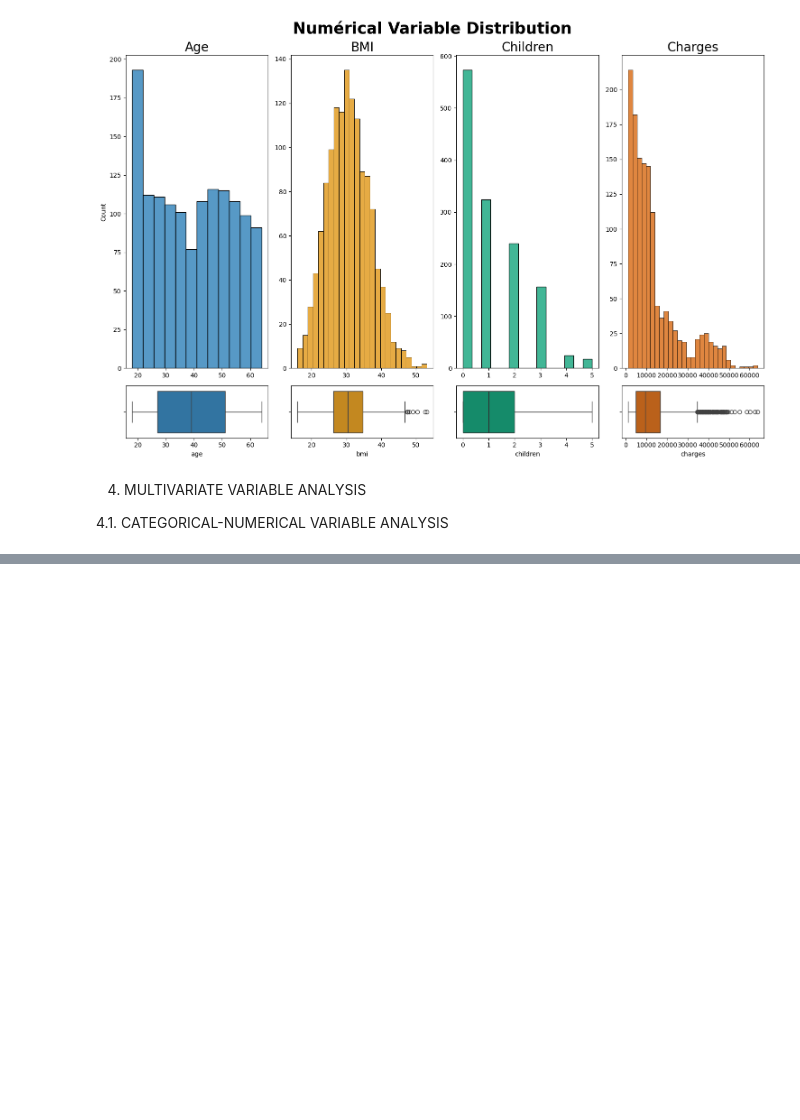
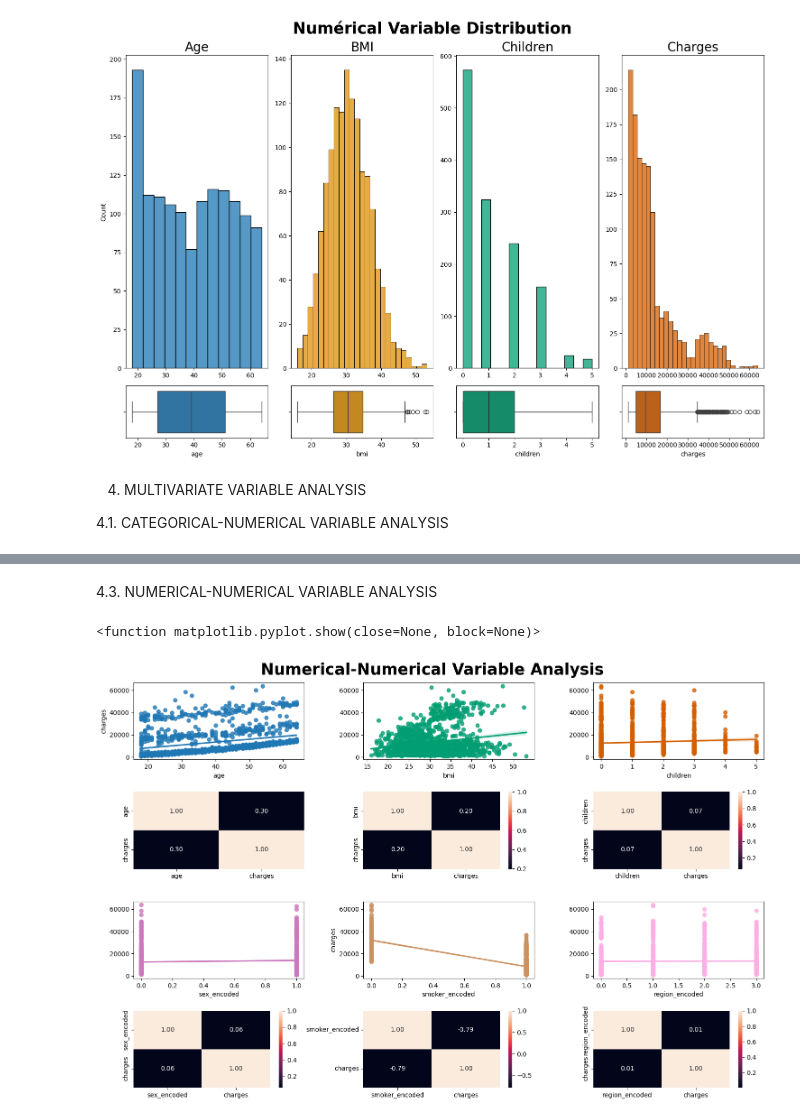
Before and after one commit to PeyraHub/EDA_medical_insurance, a Jupyter notebook: src/EDA.ipynb, the cells around one changed output, grey strips where cells are left out. Drawn from its saved outputs; the diff is of its cells as text; code cells hidden in the pictures; blank space fills up the shorter version.

```diff
--- a/src/EDA.ipynb
+++ b/src/EDA.ipynb
@@ -225,0 +253,21 @@ plt.show()
+# %%
+sm = list(df['smoker'].unique())
+smoker_encoded = dict(zip(sm, list(range(len(sm)))))
+
+with open('../data/interim/smoker_encoded.json', 'w') as f:
+    json.dump(smoker_encoded, f)
+# %%
+r = list(df['region'].unique())
+region_encoded = dict(zip(r, list(range(len(r)))))
+
+with open('../data/interim/region_encoded.json', 'w') as f:
+    json.dump(region_encoded, f)
+# %%
+df_enc = df.copy()
+# %%
+df_enc['sex_encoded'] = df_enc['sex'].map(sex_encoded)
+df_enc['smoker_encoded'] = df_enc['smoker'].map(smoker_encoded)
+df_enc['region_encoded'] = df_enc['region'].map(region_encoded)
+
+df_enc.drop(columns=['sex', 'smoker', 'region'], inplace=True)
+df_enc.head()
@@ -225,0 +281,29 @@ plt.show()
+# %% [markdown]
+4.3. NUMERICAL-NUMERICAL VARIABLE ANALYSIS
+# %%
+fig, axis = plt.subplots(4, 3, figsize = (15, 10))
+fig.suptitle("Numerical-Numerical Variable Analysis", fontsize=25, fontweight='bold')
+
+sns.regplot(ax = axis[0, 0], data = df_enc, x = "age", y = "charges")
+sns.heatmap(df_enc[["age", "charges"]].corr(), annot = True, fmt = ".2f", ax = axis[1, 0], cbar = False)
+
+sns.regplot(ax = axis[0, 1], data = df_enc, x = "bmi", y = "charges", color=sns.color_palette("colorblind")[2]).set(ylabel = None)
+sns.heatmap(df_enc[["bmi", "charges"]].corr(), annot = True, fmt = ".2f", ax = axis[1, 1])
+
+sns.regplot(ax = axis[0, 2], data = df_enc, x = "children", y = "charges", color=sns.color_palette("colorblind")[3]).set(ylabel = None)
+sns.heatmap(df_enc[["children", "charges"]].corr(), annot = True, fmt = ".2f", ax = axis[1, 2]).set(ylabel = None)
+
+sns.regplot(ax = axis[2, 0], data = df_enc, x = "sex_encoded", y = "charges", color=sns.color_palette("colorblind")[4]).set(ylabel = None)
+sns.heatmap(df_enc[["sex_encoded", "charges"]].corr(), annot = True, fmt = ".2f", ax = axis[3, 0]).set(ylabel = None)
+
+sns.regplot(ax = axis[2, 1], data = df_enc, x = "smoker_encoded", y = "charges", color=sns.color_palette("colorblind")[5])
+sns.heatmap(df_enc[["smoker_encoded", "charges"]].corr(), annot = True, fmt = ".2f", ax = axis[3, 1])
+
+sns.regplot(ax = axis[2, 2], data = df_enc, x = "region_encoded", y = "charges", color=sns.color_palette("colorblind")[6]).set(ylabel = None)
+sns.heatmap(df_enc[["region_encoded", "charges"]].corr(), annot = True, fmt = ".2f", ax = axis[3, 2]).set(ylabel = None)
+
+plt.tight_layout()
+plt.show
+# %% [output]
+<function matplotlib.pyplot.show(close=None, block=None)>
+[figure, added]
```
Also changed, not shown: parts of 33 cells of this notebook, 27 other files.
